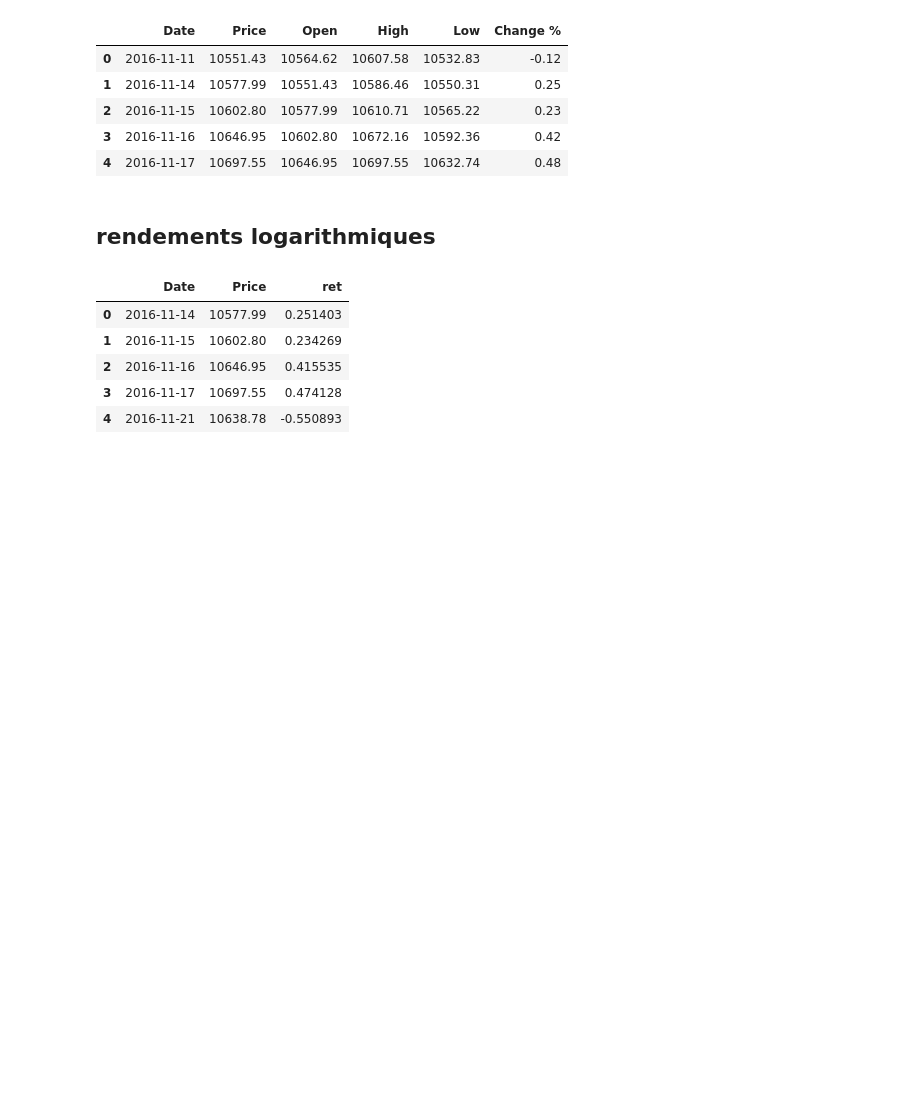
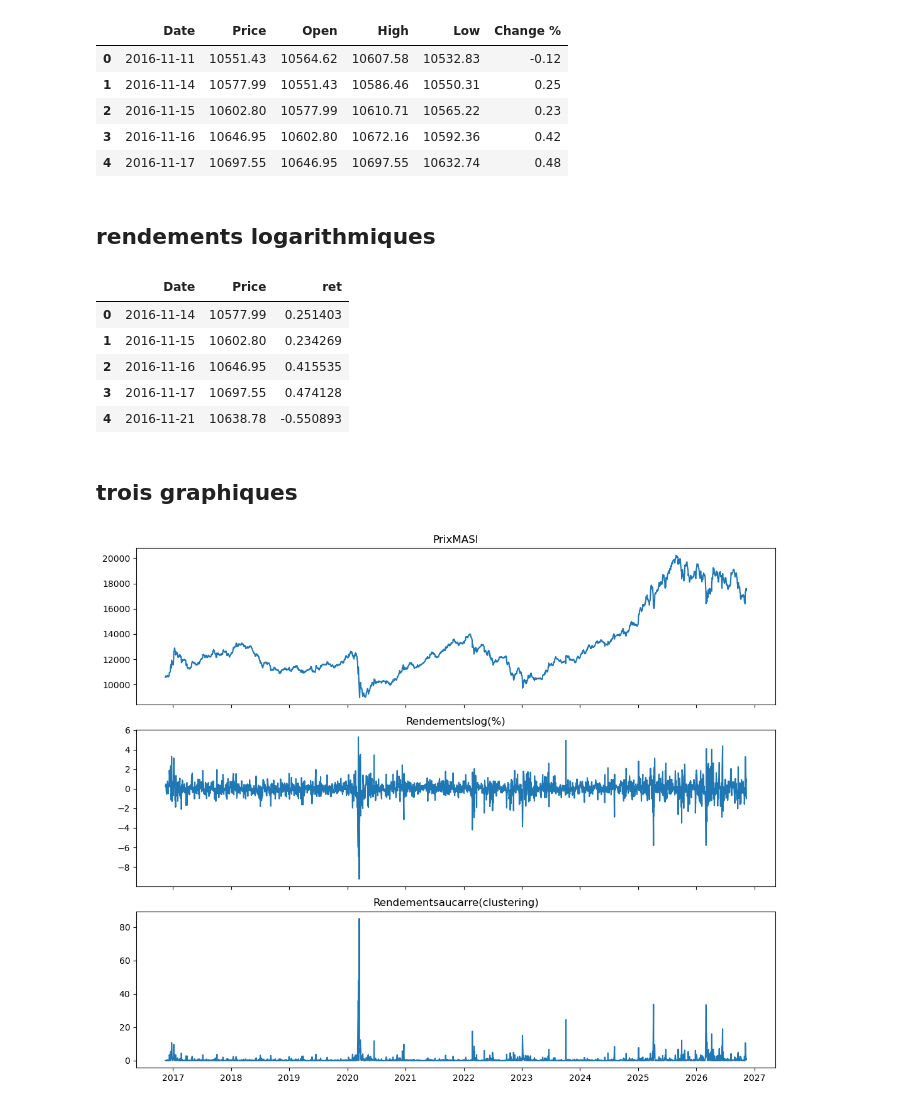
Before and after one commit to Fatima1234-cheg/projet-groupe8-garch, a Jupyter notebook: notebooks/01_donnees_masi.ipynb, the cells around one changed output. Saved outputs shown, nothing was run; the diff lists cells and outputs as text; code cells hidden in the pictures; blank space fills up the shorter version.

Commit message:
Siham: ajoute graphiques prix, rendements et rendements^2

```diff
--- a/notebooks/01_donnees_masi.ipynb
+++ b/notebooks/01_donnees_masi.ipynb
@@ -66,3 +66,15 @@ df[["Date","Price","ret"]].head()
 | 2 | 2016-11-16 | 10646.95 | 0.415535 |
 | 3 | 2016-11-17 | 10697.55 | 0.474128 |
 | 4 | 2016-11-21 | 10638.78 | -0.550893 |
+# %% [markdown]
+## trois graphiques
+# %%
+fig,ax=plt.subplots(3,1,figsize=(11, 9),sharex=True)
+ax[0].plot(df["Date"], df["Price"]);ax[0].set_title("PrixMASI")
+ax[1].plot(df["Date"], df["ret"]);ax[1].set_title("Rendementslog(%)")
+ax[2].plot(df["Date"], df["ret"]**2);ax[2].set_title("Rendementsaucarre(clustering)")
+plt.tight_layout()
+plt.savefig("../figures/a3_graphiques.png",dpi=150)
+plt.show()
+# %% [output]
+[figure, added]
```
Also changed, not shown: 1 other file.
